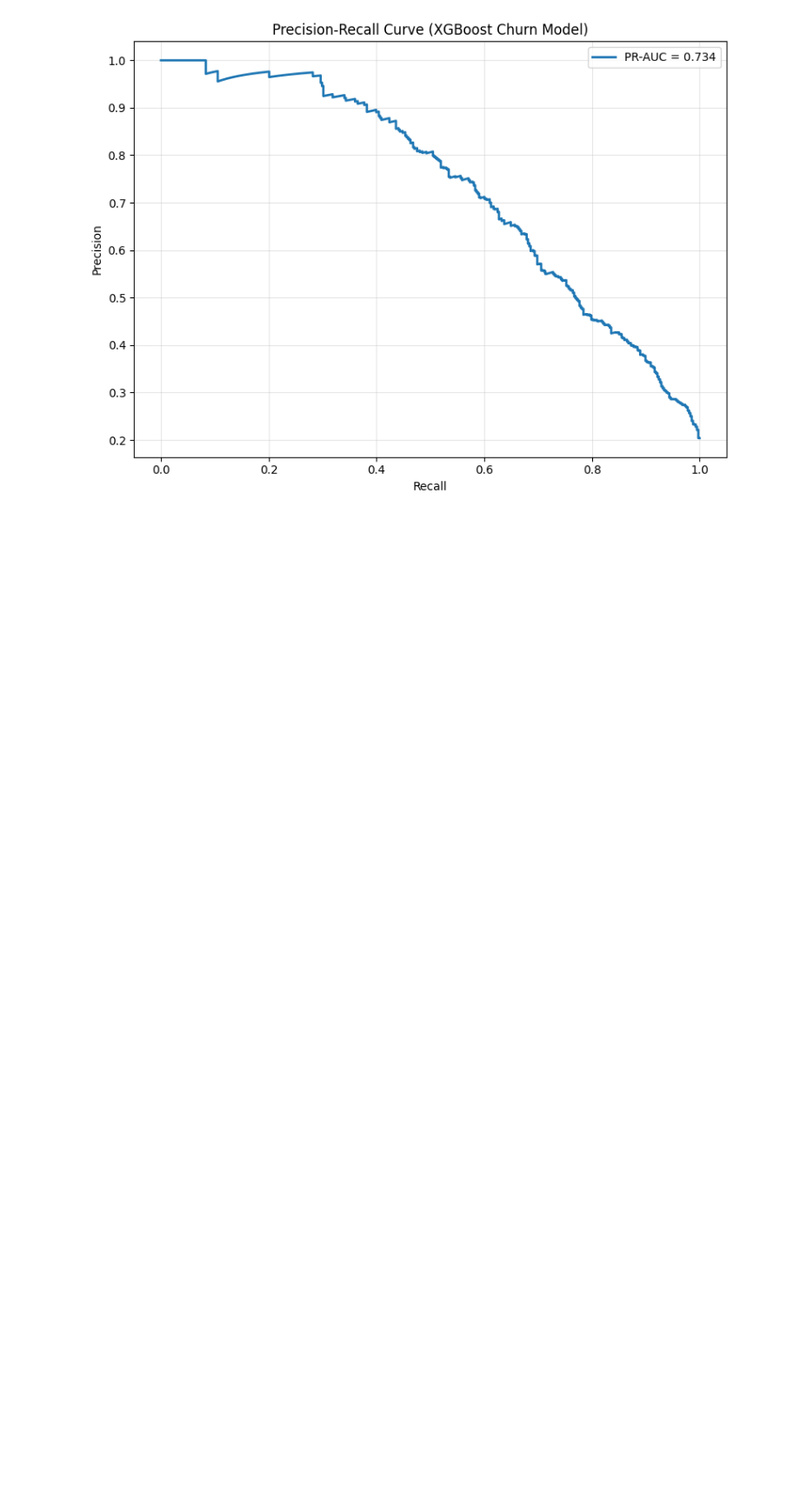
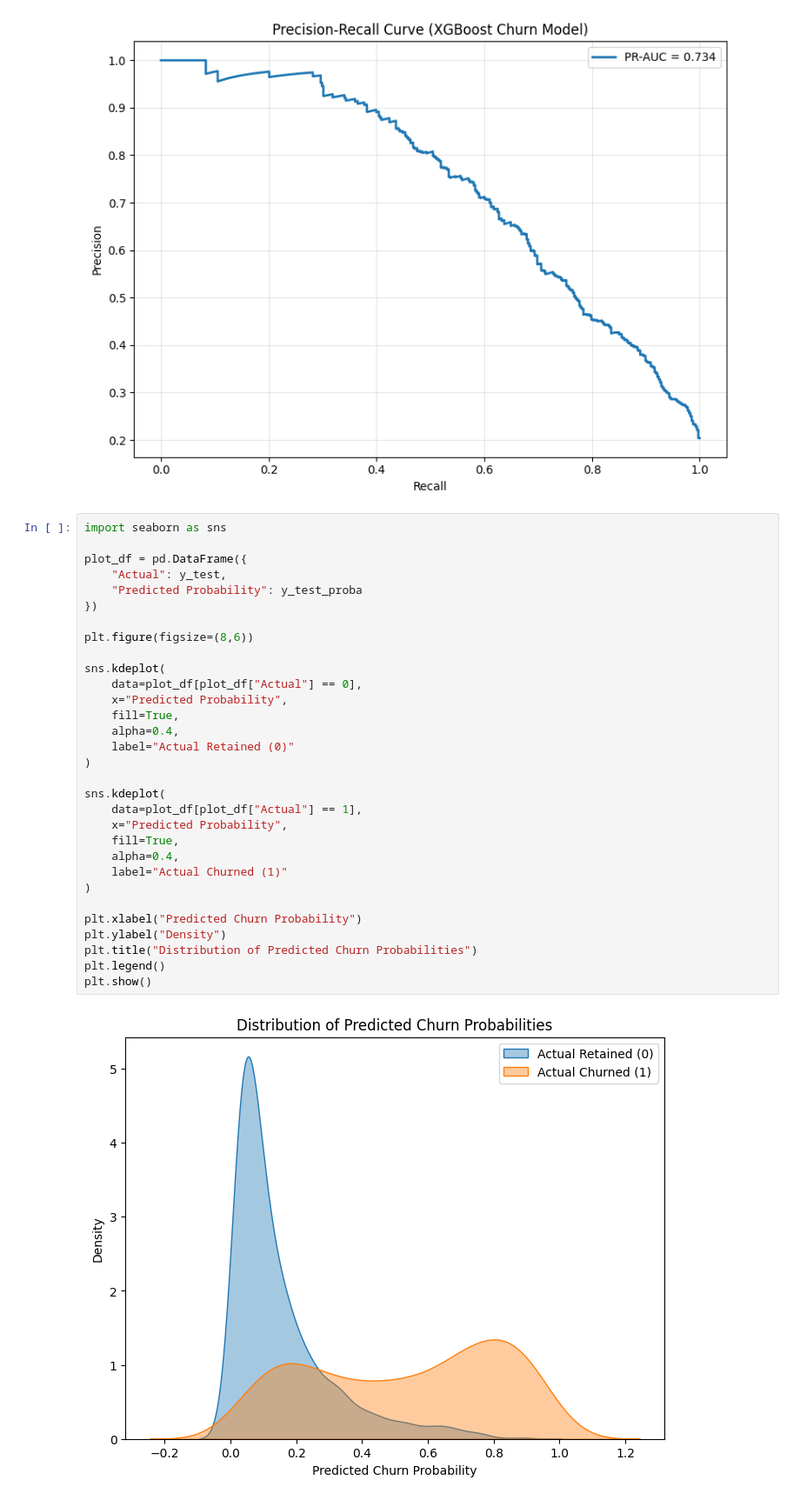
Before and after one commit to hectorvargas-dot/ml_hands_on_project, a Jupyter notebook: notebooks/6.0-havg-optuna-model.ipynb, the cells around one changed output. Shown at 87% size. Drawn from its saved outputs; the diff is of its cells as text; blank space fills up the shorter version.

```diff
--- a/notebooks/6.0-havg-optuna-model.ipynb
+++ b/notebooks/6.0-havg-optuna-model.ipynb
@@ -374,3 +374,36 @@ plt.tight_layout()
 plt.show()
 # %% [output]
 [figure]
+# %%
+import seaborn as sns
+
+plot_df = pd.DataFrame({
+    "Actual": y_test,
+    "Predicted Probability": y_test_proba
+})
+
+plt.figure(figsize=(8,6))
+
+sns.kdeplot(
+    data=plot_df[plot_df["Actual"] == 0],
+    x="Predicted Probability",
+    fill=True,
+    alpha=0.4,
+    label="Actual Retained (0)"
+)
+
+sns.kdeplot(
+    data=plot_df[plot_df["Actual"] == 1],
+    x="Predicted Probability",
+    fill=True,
+    alpha=0.4,
+    label="Actual Churned (1)"
+)
+
+plt.xlabel("Predicted Churn Probability")
+plt.ylabel("Density")
+plt.title("Distribution of Predicted Churn Probabilities")
+plt.legend()
+plt.show()
+# %% [output]
+[figure, added]
```
Also changed, not shown: parts of 3 cells of this notebook, 11 other files.
